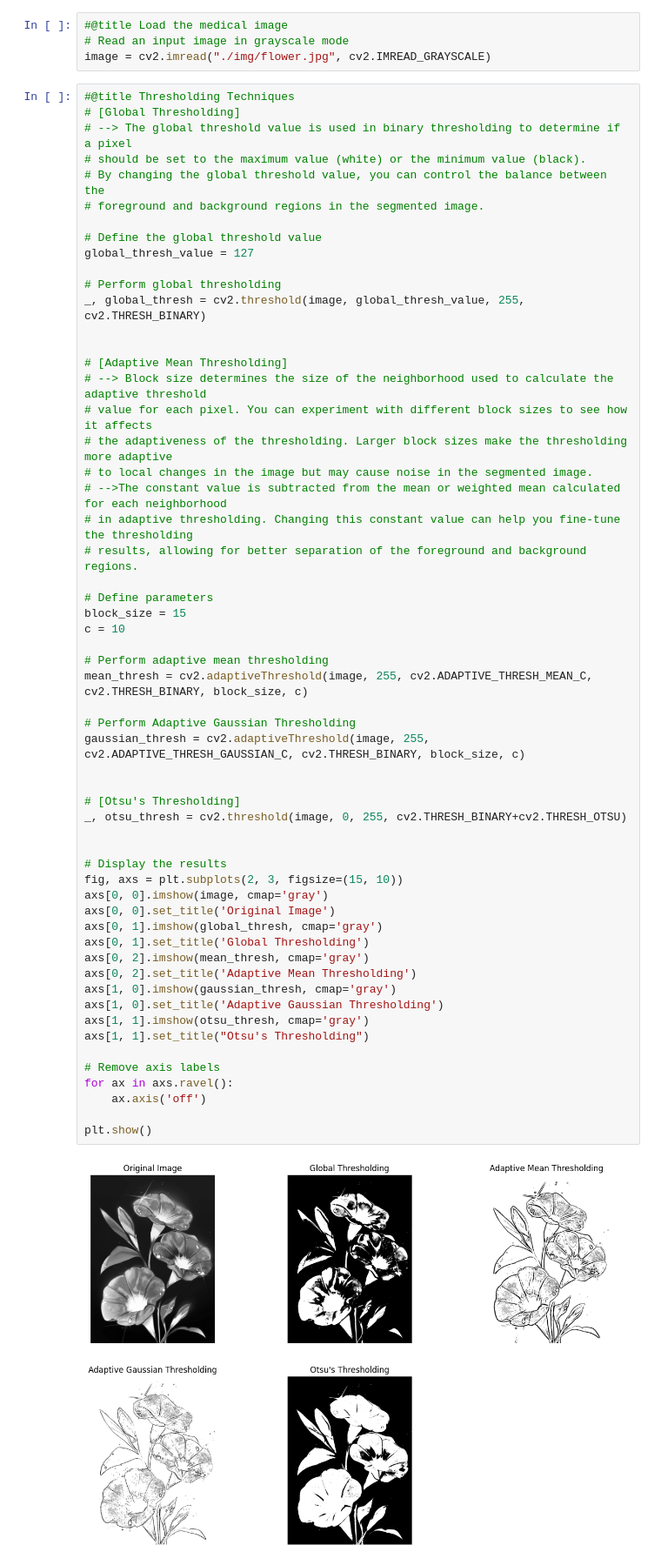
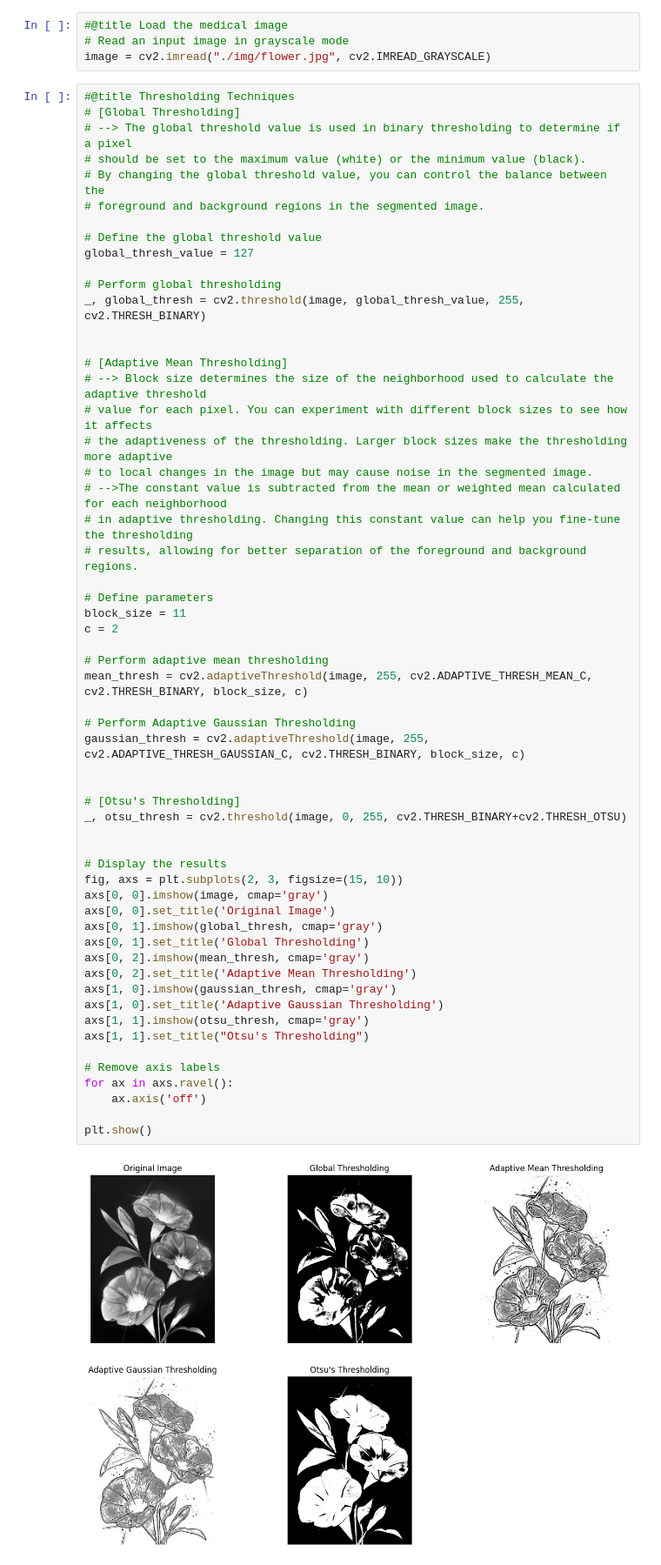
Before and after one commit to kimmchii/cv, a Jupyter notebook: jed/week11/Image_Segmentation_(Public).ipynb, the cells around one changed output. Shown at 87% size. Saved outputs shown, nothing was run; the diff lists cells and outputs as text.

```diff
--- a/jed/week11/Image_Segmentation_(Public).ipynb
+++ b/jed/week11/Image_Segmentation_(Public).ipynb
@@ -38,40 +38,40 @@ _, global_thresh = cv2.threshold(image, global_thresh_value, 255, cv2.THRESH_BIN
 # results, allowing for better separation of the foreground and background regions.
 
 # Define parameters
-block_size = 15
-c = 10
+block_size = 11
+c = 2
 
 # Perform adaptive mean thresholding
 mean_thresh = cv2.adaptiveThreshold(image, 255, cv2.ADAPTIVE_THRESH_MEAN_C, cv2.THRESH_BINARY, block_size, c)
 
 # Perform Adaptive Gaussian Thresholding
 gaussian_thresh = cv2.adaptiveThreshold(image, 255, cv2.ADAPTIVE_THRESH_GAUSSIAN_C, cv2.THRESH_BINARY, block_size, c)
 
 
 # [Otsu's Thresholding]
 _, otsu_thresh = cv2.threshold(image, 0, 255, cv2.THRESH_BINARY+cv2.THRESH_OTSU)
 
 
 # Display the results
 fig, axs = plt.subplots(2, 3, figsize=(15, 10))
 axs[0, 0].imshow(image, cmap='gray')
 axs[0, 0].set_title('Original Image')
 axs[0, 1].imshow(global_thresh, cmap='gray')
 axs[0, 1].set_title('Global Thresholding')
 axs[0, 2].imshow(mean_thresh, cmap='gray')
 axs[0, 2].set_title('Adaptive Mean Thresholding')
 axs[1, 0].imshow(gaussian_thresh, cmap='gray')
 axs[1, 0].set_title('Adaptive Gaussian Thresholding')
 axs[1, 1].imshow(otsu_thresh, cmap='gray')
 axs[1, 1].set_title("Otsu's Thresholding")
 
 # Remove axis labels
 for ax in axs.ravel():
     ax.axis('off')
 
 plt.show()
 # %% [output]
-[figure, old version]
+[figure, new version]
 # %%
 #@title Region Growing (Simple Example)
 def region_growing(img, seed, threshold=10):
```
Also changed, not shown: parts of 2 cells of this notebook, 2 other files.
